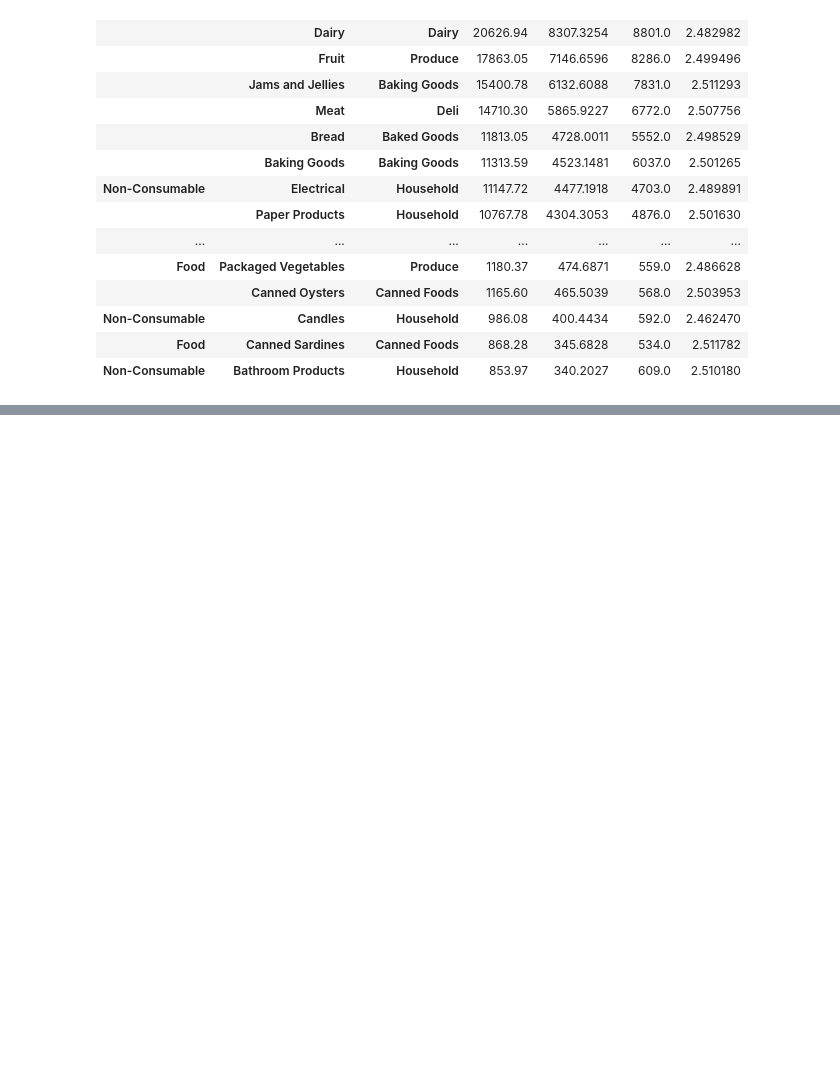
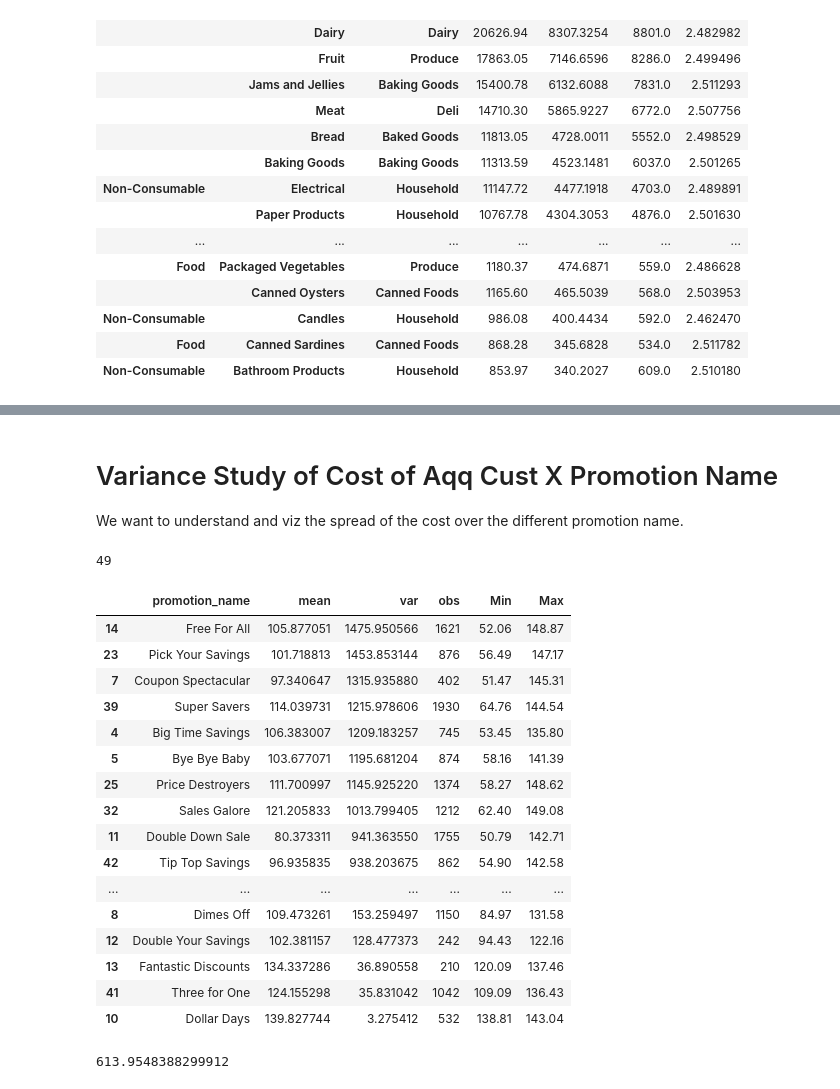
Before and after one commit to datanddoodles/customer_acq_model, a Jupyter notebook: notebooks/EDA/eda_v1.ipynb, the cells around one changed output, grey strips where cells are left out. Cells and saved outputs as stored; diff of their text form; code cells hidden in the pictures; blank space fills up the shorter version.

Commit message:
investigating the correlation study and the variance of the cost for aqq over the promotions

```diff
--- a/notebooks/EDA/eda_v1.ipynb
+++ b/notebooks/EDA/eda_v1.ipynb
@@ -217,0 +258,32 @@ revenueline
+# %% [markdown]
+# Variance Study of Cost of Aqq Cust X Promotion Name
+We want to understand and viz the spread of the cost over the different promotion name.
+# %%
+data.promotion_name.nunique() # This gives us the number of unique promotion names
+# %% [output]
+49
+# %%
+promo_dist = data.groupby(['promotion_name']).agg(mean = pd.NamedAgg('cost','mean'),
+                                               var = pd.NamedAgg('cost','var'),
+                                               obs = pd.NamedAgg('cost','count'),
+                                               Min = pd.NamedAgg('cost','min'),
+                                               Max = pd.NamedAgg('cost','max')).reset_index().sort_values('var',ascending= False)
+promo_dist
+# %% [output]
+|  | promotion_name | mean | var | obs | Min | Max |
+| 14 | Free For All | 105.877051 | 1475.950566 | 1621 | 52.06 | 148.87 |
+| 23 | Pick Your Savings | 101.718813 | 1453.853144 | 876 | 56.49 | 147.17 |
+| 7 | Coupon Spectacular | 97.340647 | 1315.935880 | 402 | 51.47 | 145.31 |
+| 39 | Super Savers | 114.039731 | 1215.978606 | 1930 | 64.76 | 144.54 |
+| 4 | Big Time Savings | 106.383007 | 1209.183257 | 745 | 53.45 | 135.80 |
+| 5 | Bye Bye Baby | 103.677071 | 1195.681204 | 874 | 58.16 | 141.39 |
+| 25 | Price Destroyers | 111.700997 | 1145.925220 | 1374 | 58.27 | 148.62 |
+| 32 | Sales Galore | 121.205833 | 1013.799405 | 1212 | 62.40 | 149.08 |
+| 11 | Double Down Sale | 80.373311 | 941.363550 | 1755 | 50.79 | 142.71 |
+| 42 | Tip Top Savings | 96.935835 | 938.203675 | 862 | 54.90 | 142.58 |
+| ... | ... | ... | ... | ... | ... | ... |
+| 8 | Dimes Off | 109.473261 | 153.259497 | 1150 | 84.97 | 131.58 |
+| 12 | Double Your Savings | 102.381157 | 128.477373 | 242 | 94.43 | 122.16 |
+| 13 | Fantastic Discounts | 134.337286 | 36.890558 | 210 | 120.09 | 137.46 |
+| 41 | Three for One | 124.155298 | 35.831042 | 1042 | 109.09 | 136.43 |
+| 10 | Dollar Days | 139.827744 | 3.275412 | 532 | 138.81 | 143.04 |
@@ -217,0 +295,4 @@ revenueline
+# %%
+promo_dist['var'].median()
+# %% [output]
+613.9548388299912
```
Also changed, not shown: parts of 5 cells of this notebook.
